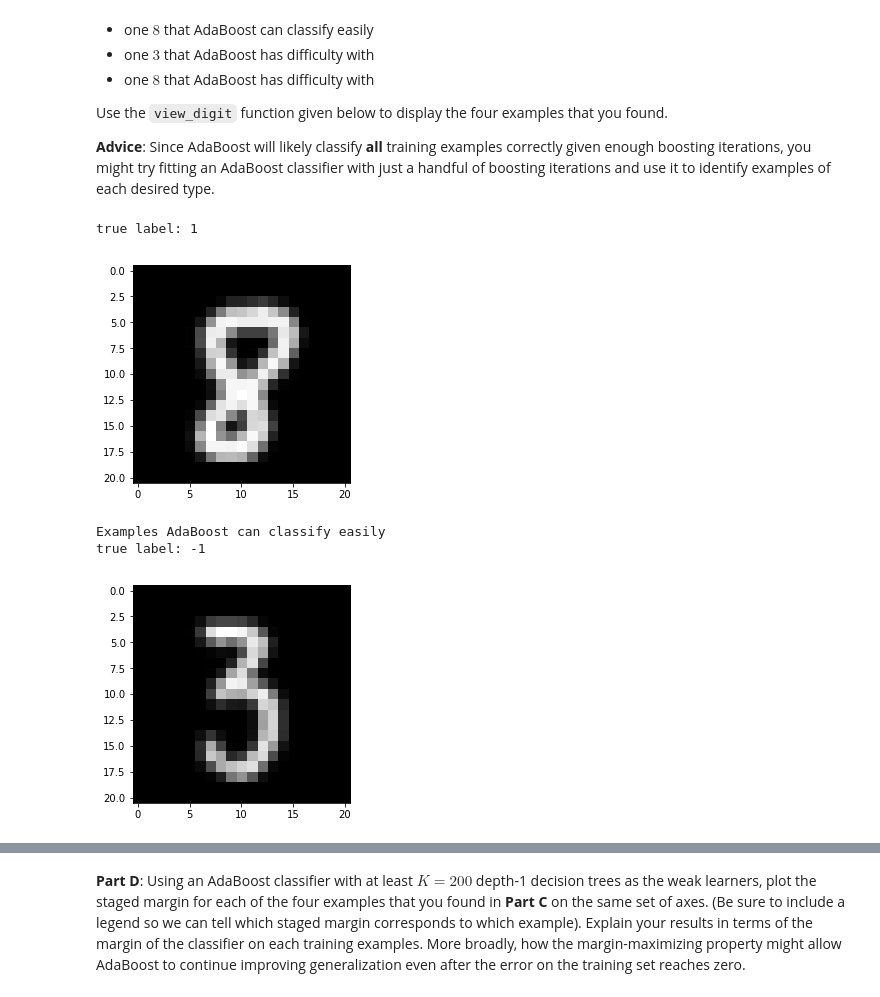
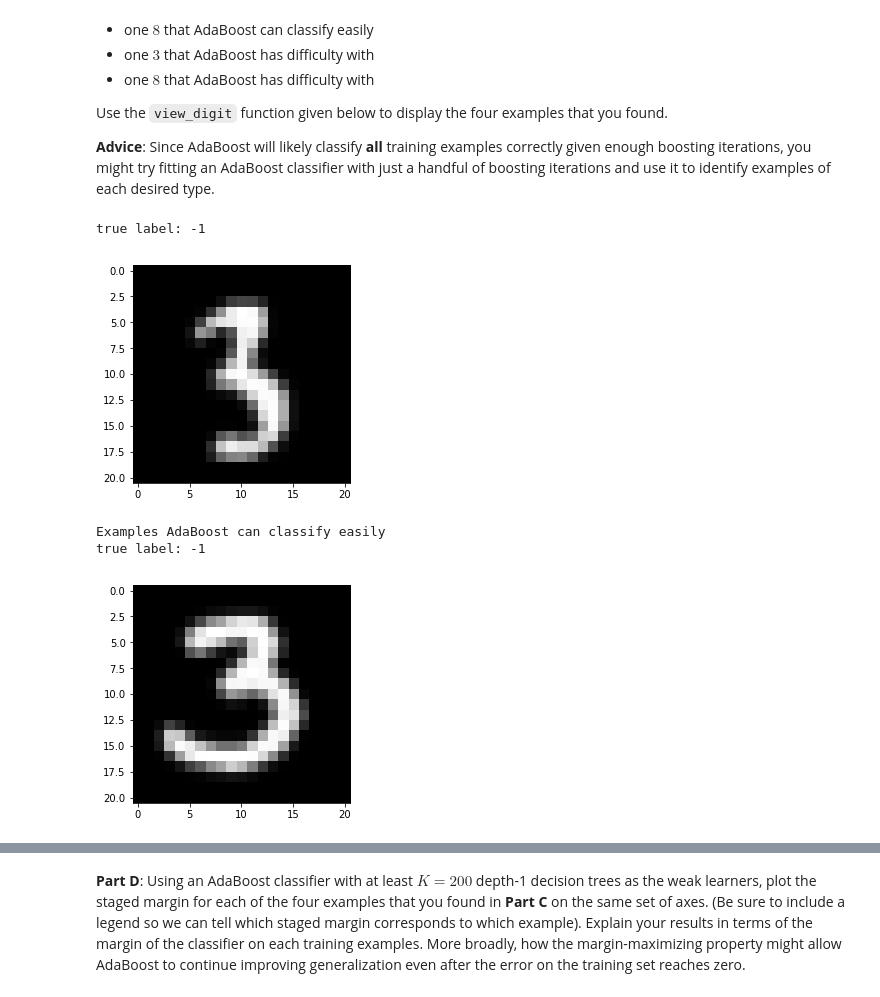
Before and after one commit to AkritiKapur/ml-5622-assignments, a Jupyter notebook: boosting/boosting.ipynb, the cells around one changed output, grey strips where cells are left out. Cells and saved outputs as stored; diff of their text form; code cells hidden in the pictures.

```diff
--- a/boosting/boosting.ipynb
+++ b/boosting/boosting.ipynb
@@ -438,16 +471,16 @@ Use the `view_digit` function given below to display the four examples that you
 # %%
 def view_digit(example, label=None):
     if label: print("true label: {:d}".format(label))
     plt.imshow(example.reshape(21,21), cmap='gray');
 
-view_digit(data.X_train[0,:], data.y_train[0])
+view_digit(data.X_train[212,:], data.y_train[212])
 # %% [output]
-true label: 1
+true label: -1
-[figure, old version]
+[figure, new version]
 # %%
 print("Examples AdaBoost can classify easily")
-view_digit(data.X_train[20], -1)
+view_digit(threes[right_3,:], -1)
 # %% [output]
 Examples AdaBoost can classify easily
 true label: -1
-[figure, old version]
+[figure, new version]
```
Also changed, not shown: parts of 17 cells of this notebook.
